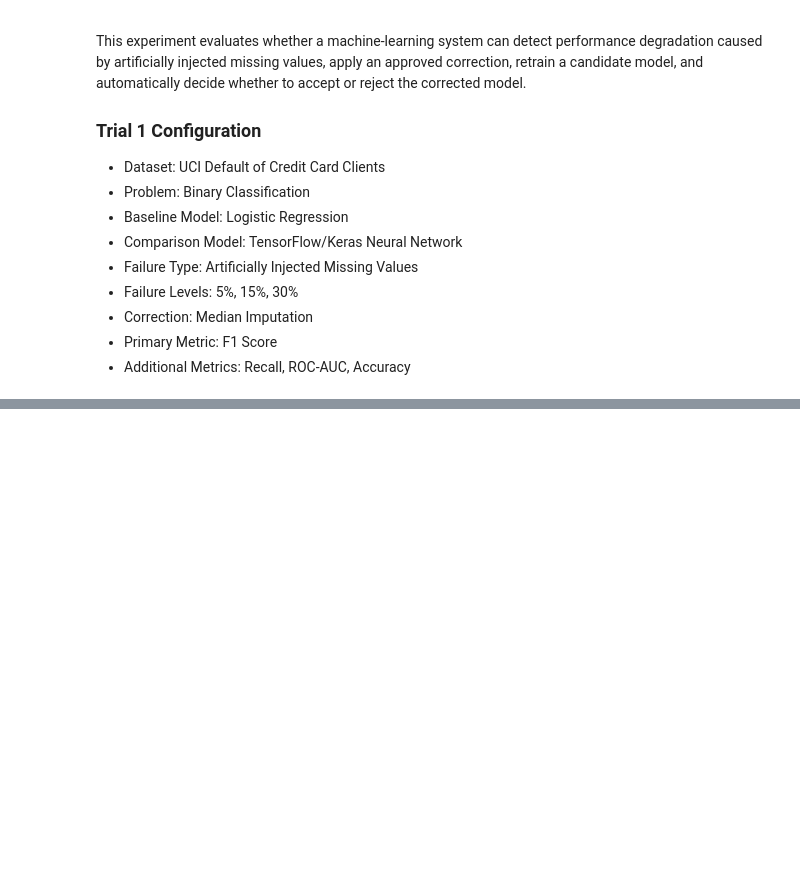
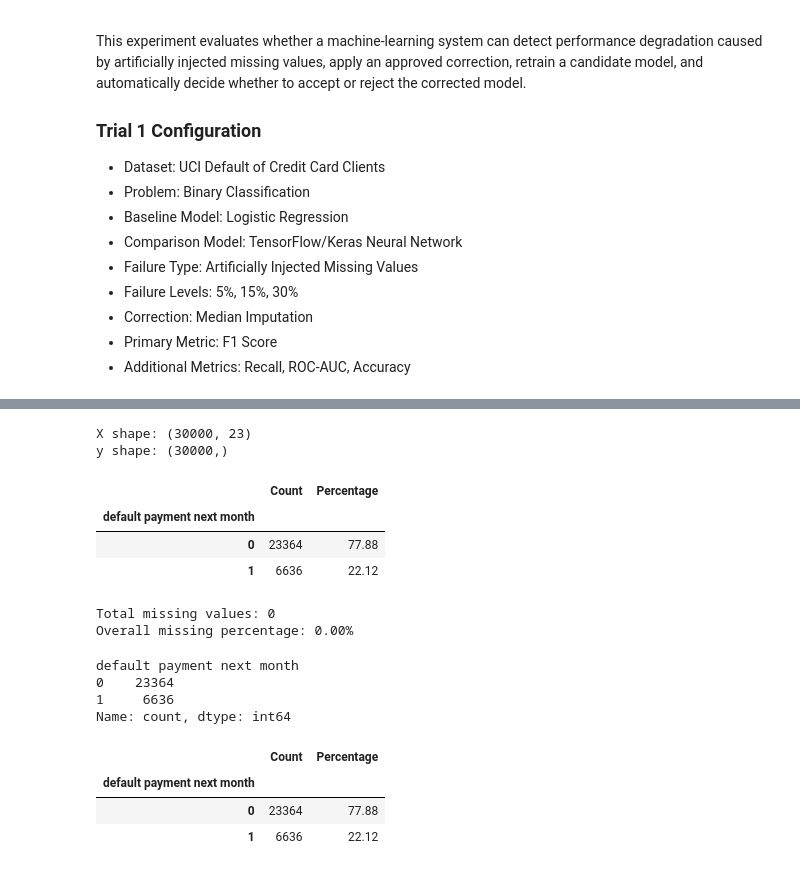
Before and after one commit to divyakapoor23/SHML, a Jupyter notebook: Phase1.ipynb, the cells around one changed output, grey strips where cells are left out. Saved outputs shown, nothing was run; the diff lists cells and outputs as text; code cells hidden in the pictures; blank space fills up the shorter version.

```diff
--- a/Phase1.ipynb
+++ b/Phase1.ipynb
@@ -45,0 +82,54 @@ df.head()
+# %%
+# Define X and y
+TARGET = "default payment next month"
+X = df.drop(columns = ["ID", TARGET])
+y = df[TARGET]
+
+print("X shape:", X.shape)
+print("y shape:", y.shape)
+# %% [output]
+X shape: (30000, 23)
+y shape: (30000,)
+# %%
+class_counts = y.value_counts().sort_index()
+class_percentages = y.value_counts(normalize = True).sort_index()*100
+class_summary = pd.DataFrame({
+    "Count": class_counts,
+    "Percentage": class_percentages
+})
+class_summary
+# %% [output]
+|  | Count | Percentage |
+| default payment next month |  |  |
+| 0 | 23364 | 77.88 |
+| 1 | 6636 | 22.12 |
+# %%
+total_missing = X.isnull().sum().sum()
+missing_percentage = (total_missing/X.size) * 100
+print("Total missing values:", total_missing)
+print(f"Overall missing percentage: {missing_percentage:.2f}%")
+# %% [output]
+Total missing values: 0
+Overall missing percentage: 0.00%
+# %%
+print(y.value_counts())
+# %% [output]
+default payment next month
+0    23364
+1     6636
+Name: count, dtype: int64
+# %%
+target = y
+class_distribution = target.value_counts().sort_index()
+class_percentage = target.value_counts(normalize=True).sort_index() * 100
+class_summary = pd.DataFrame({
+    "Count": class_distribution,
+    "Percentage": class_percentage
+})
+
+class_summary
+# %% [output]
+|  | Count | Percentage |
+| default payment next month |  |  |
+| 0 | 23364 | 77.88 |
+| 1 | 6636 | 22.12 |
```
Also changed, not shown: parts of 60 cells of this notebook, 1 other file.
